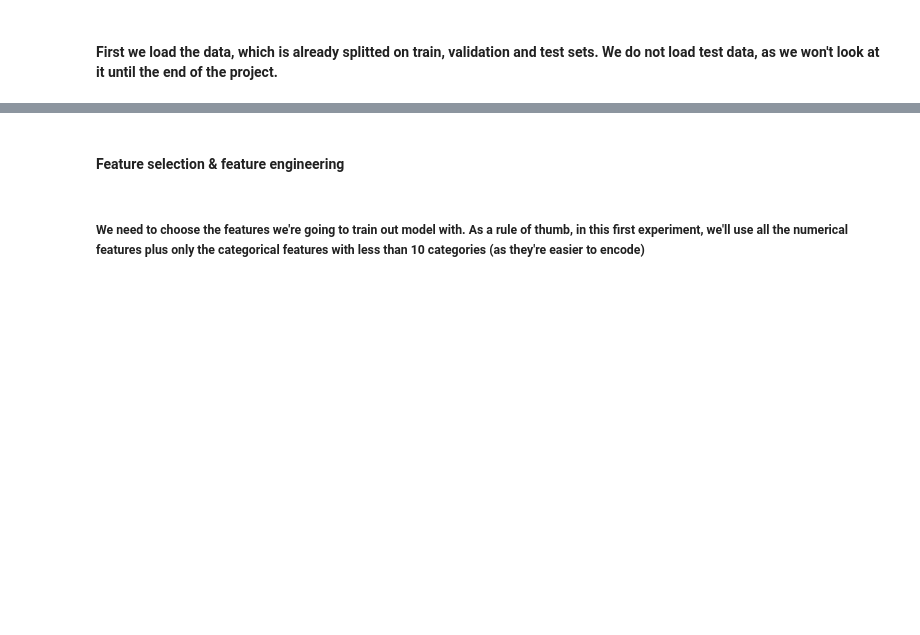
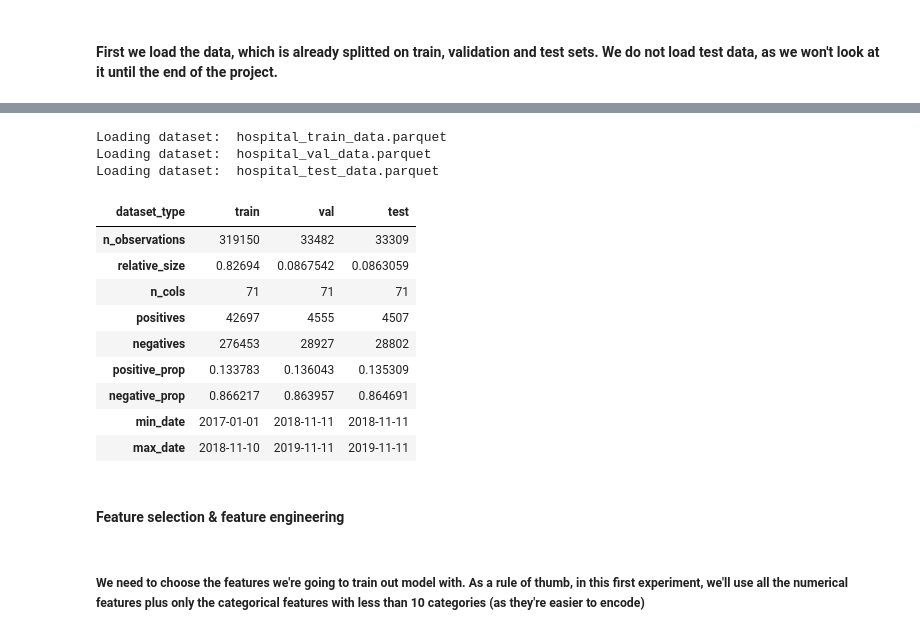
Before and after one commit to josedallavia/A-Machine-Learning-Approach-for-Optimization-of-Hospital-Bed-Utilization, a Jupyter notebook: model/MVP.ipynb, the cells around one changed output, grey strips where cells are left out. Cells and saved outputs as stored; diff of their text form; code cells hidden in the pictures; blank space fills up the shorter version.

```diff
--- a/model/MVP.ipynb
+++ b/model/MVP.ipynb
@@ -46,3 +129,20 @@ Loading dataset:  hospital_val_data.parquet
+# %%
+data = Data().load('data/hospital_dataset')
+data.get_stats()
+# %% [output]
+Loading dataset:  hospital_train_data.parquet
+Loading dataset:  hospital_val_data.parquet
+Loading dataset:  hospital_test_data.parquet
+| dataset_type | train | val | test |
+| n_observations | 319150 | 33482 | 33309 |
+| relative_size | 0.82694 | 0.0867542 | 0.0863059 |
+| n_cols | 71 | 71 | 71 |
+| positives | 42697 | 4555 | 4507 |
+| negatives | 276453 | 28927 | 28802 |
+| positive_prop | 0.133783 | 0.136043 | 0.135309 |
+| negative_prop | 0.866217 | 0.863957 | 0.864691 |
+| min_date | 2017-01-01 | 2018-11-11 | 2018-11-11 |
+| max_date | 2018-11-10 | 2019-11-11 | 2019-11-11 |
 # %% [markdown]
 #### Feature selection & feature engineering
 # %% [markdown]
```
Also changed, not shown: parts of 35 cells of this notebook.
